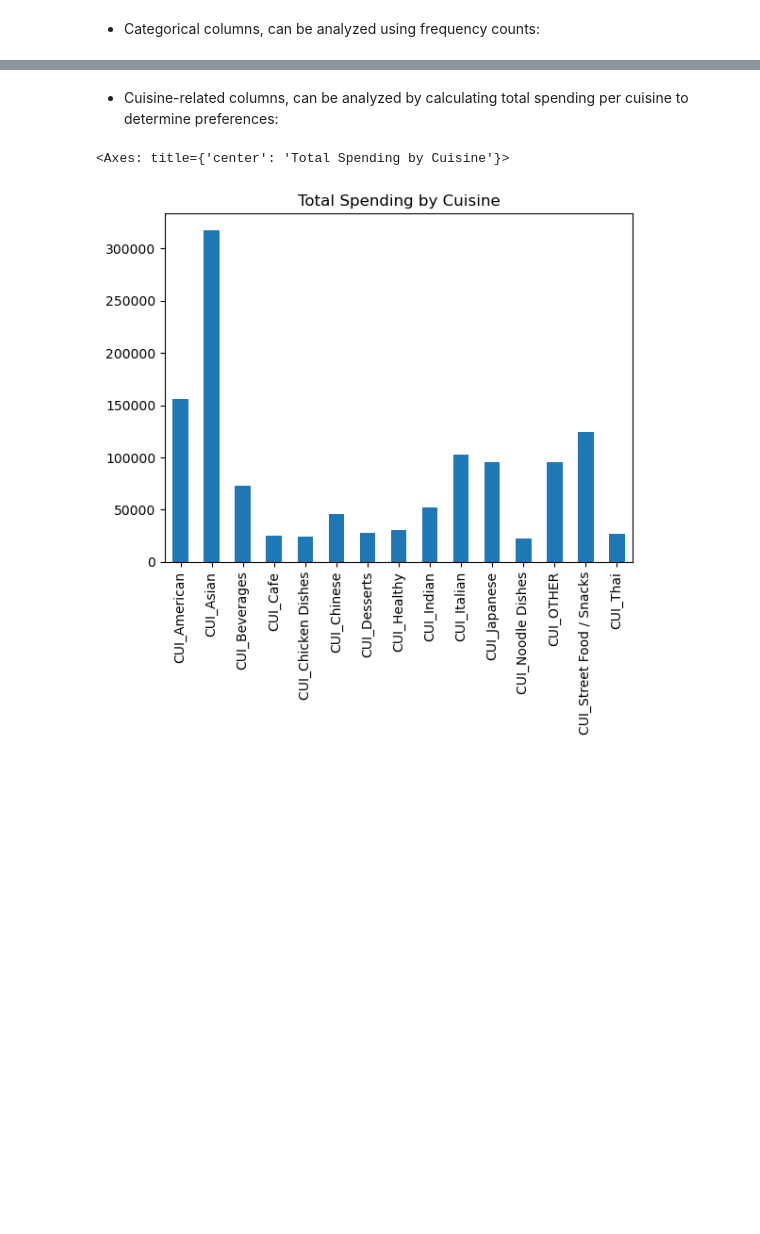
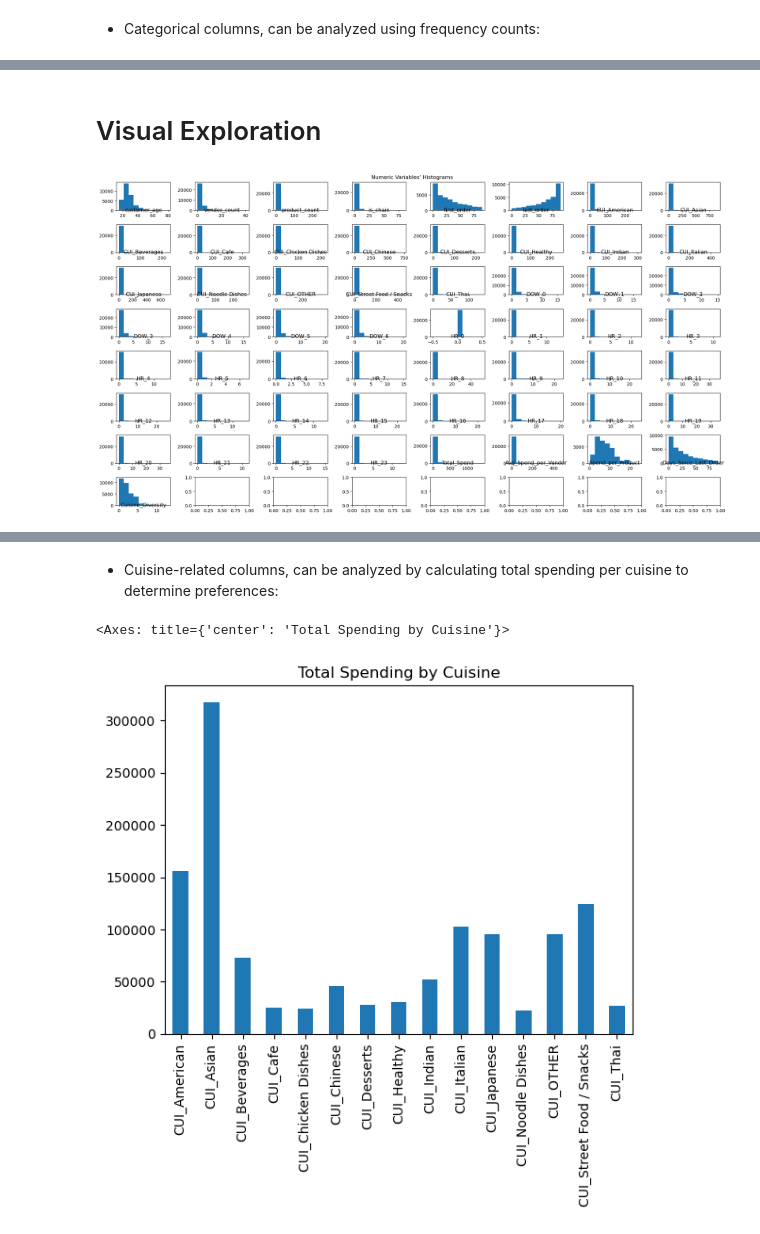
Before and after one commit to afonsosilvax/Data_Mining_NOVA, a Jupyter notebook: DM2425_Part1_99_Bruna.ipynb, the cells around one changed output, grey strips where cells are left out. Cells and saved outputs as stored; diff of their text form; code cells hidden in the pictures; blank space fills up the shorter version.

Commit message:
new features + some graphs

```diff
--- a/DM2425_Part1_99_Bruna.ipynb
+++ b/DM2425_Part1_99_Bruna.ipynb
@@ -208,0 +252,3 @@ Name: count, dtype: int64
+# %%
+df.drop_duplicates(inplace=True)
+df
@@ -208,0 +308,36 @@ Name: count, dtype: int64
+# %% [markdown]
+# Visual Exploration
+# %%
+non_metric_features = ["customer_region", "last_promo", "payment_method"] #nominal
+metric_features = df.columns.drop(non_metric_features).to_list() #numeric
+# %%
+# Prepare the figure and create a grid of subplots
+fig, axes = plt.subplots(sp_rows, sp_cols, figsize=(20, 11), tight_layout=True)
+
+# Iterate through the axes and the feature names to plot histograms
+for ax, feat in zip(axes.flatten(), metric_features):
+    # Clean the data by replacing infinite values with NaN and dropping NaNs
+    cleaned_data = df[feat].replace([np.inf, -np.inf], np.nan).dropna()
+
+    # Only plot the histogram if there is data available
+    if len(cleaned_data) > 0:
+        ax.hist(cleaned_data)  # Plot the histogram for the cleaned data
+        ax.set_title(feat, y=-0.13)  # Set the title for the subplot, slightly below the axis
+    else:
+        ax.set_title(f'{feat} (no data)', y=-0.13)  # Indicate no data available
+        ax.axis('off')  # Turn off the axis if there's no data
+
+# Add a centered title for the entire figure
+plt.suptitle("Numeric Variables' Histograms")
+
+# Check if the output directory exists; if not, create it
+if not os.path.exists(os.path.join('..', 'figures', 'eda')):
+    os.makedirs(os.path.join('..', 'figures', 'eda'))
+
+# Save the figure as a PNG file with 200 DPI resolution
+plt.savefig(os.path.join('..', 'figures', 'eda', 'numeric_variables_histograms.png'), dpi=200)
+
+# Display the figure
+plt.show()
+# %% [output]
+[figure, added]
```
Also changed, not shown: parts of 19 cells of this notebook.
